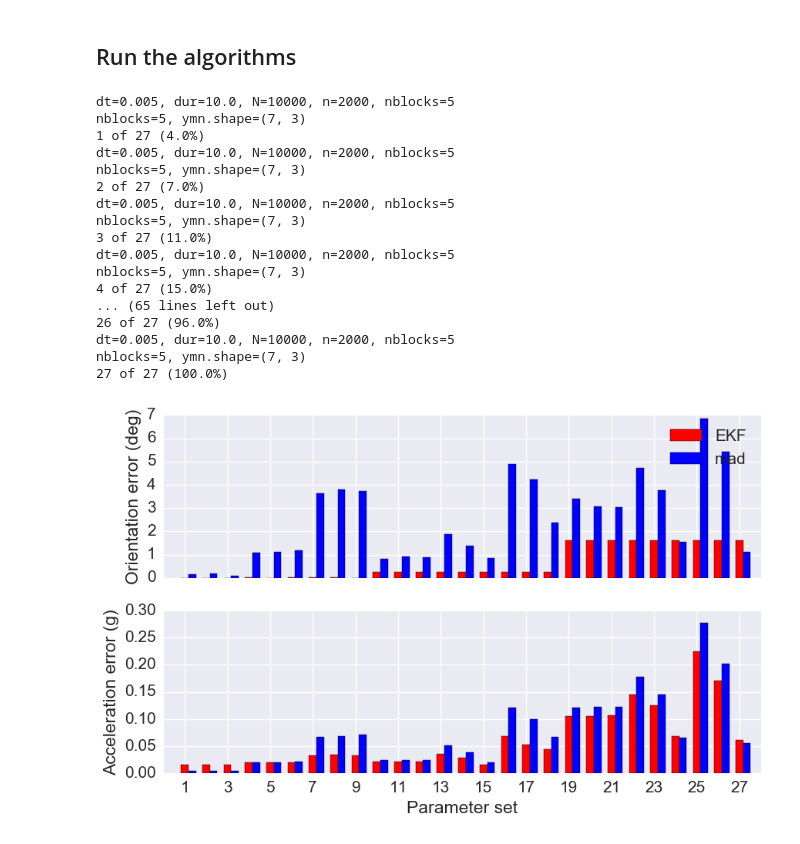
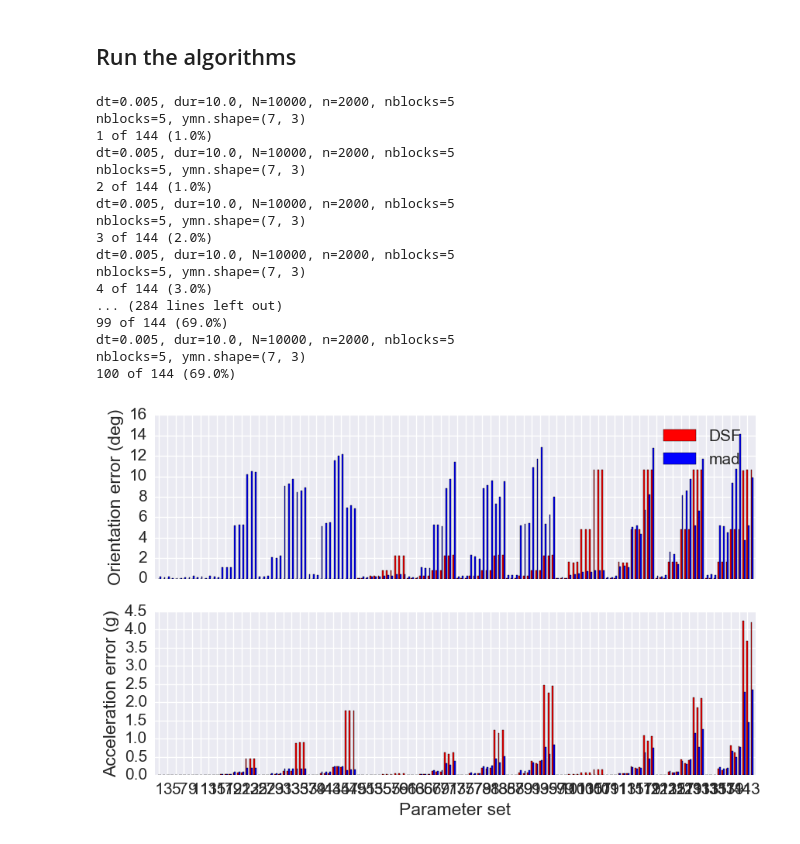
Before and after one commit to DaveBuckingham/fish, a Jupyter notebook: algorithms/compare_imu_algorithms.ipynb, the cells around one changed output. Saved outputs shown, nothing was run; the diff lists cells and outputs as text; code cells hidden in the pictures.

```diff
--- a/algorithms/compare_imu_algorithms.ipynb
+++ b/algorithms/compare_imu_algorithms.ipynb
@@ -25,17 +26,22 @@ from test_imu_algorithms import IMU_test_data
 Set up test data from 0 to 50 seconds at 200Hz
 # %%
 pitchvals = [0, 5, 15]        # degrees of pitch
-accelvals = [0, 0.05, 0.15]   # meters of forward-back motion
-frequencies = [1,]     # Hz
+accelvals = [0, 0.05, 0.1, 0.2]     # gs of forward-backward acceleration
+frequencies = [0.1, 1, 2, 4]     # Hz
 phaseoff = [0, 0.2, 0.5]      # fractional phase offset between pitch and acceleration
 chip_orient = [(-85, 82, 0)]       # initial roll, pitch, yaw of chip
+
+nvals = [len(pitchvals), len(ampvals), len(frequencies), len(phaseoff), len(chip_orient)]
 # %% [markdown]
 All combinations of the parameters, but same noise settings
 # %%
 imus = []
 params = []
+ampvals = []
 for p, a, f, d, o in itertools.product(pitchvals, accelvals, frequencies, phaseoff, chip_orient):
-    print "pitch {}, accel {}, freq {}, delta {}, orient {}".format(p,a,f,d,o)
+    # print "pitch {}, accel {}, freq {}, delta {}, orient {}".format(p,a,f,d,o)
+    amp = 9.81 * a / (2*np.pi*f)**2
+
     imu1 = IMU_test_data((0, 50, 1.0/200))
     R0 = imu1._eul2rotm(o)
     imu1.set_initial_orientation(R0)
@@ -49,8 +55,9 @@ for p, a, f, d, o in itertools.product(pitchvals, accelvals, frequencies, phaseo
     imu1.generate_arm_data(alpham=np.deg2rad(p), # pitch angle
                       Am=a, # back and forth amplitude
                       f=f, # oscillation frequency
-                      l=0.4,    # arm length
+                      l=0,    # arm length
                       delta=d) # phase lag between angle and forward back motion
 
     imus.append(imu1)
     params.append((p,a,f,d,o))
+    ampvals.append(amp)
@@ -94,7 +83,7 @@ for i, imu1 in enumerate(imus):
     imu1.get_inertial_coords(duration=30.0)
     imu1.get_world_coordinates(duration=30.0)
 
-    imu1.get_orientation(method='ekf', Ca=(1.0, 1.0, 1.0))
+    imu1.get_orientation(method='dsf', Ca=(0.0, 0.0, 0.0))
     orient1 = copy(imu1.orient_world)
     accdyn1 = copy(imu1.accdyn_world)
 
@@ -116,21 +105,21 @@ for i, imu1 in enumerate(imus):
 # %% [output]
 dt=0.005, dur=10.0, N=10000, n=2000, nblocks=5
 nblocks=5, ymn.shape=(7, 3)
-1 of 27 (4.0%)
+1 of 144 (1.0%)
 dt=0.005, dur=10.0, N=10000, n=2000, nblocks=5
 nblocks=5, ymn.shape=(7, 3)
-2 of 27 (7.0%)
+2 of 144 (1.0%)
 dt=0.005, dur=10.0, N=10000, n=2000, nblocks=5
 nblocks=5, ymn.shape=(7, 3)
-3 of 27 (11.0%)
+3 of 144 (2.0%)
 dt=0.005, dur=10.0, N=10000, n=2000, nblocks=5
 nblocks=5, ymn.shape=(7, 3)
-4 of 27 (15.0%)
-... (65 lines left out)
-26 of 27 (96.0%)
+4 of 144 (3.0%)
+... (284 lines left out)
+99 of 144 (69.0%)
 dt=0.005, dur=10.0, N=10000, n=2000, nblocks=5
 nblocks=5, ymn.shape=(7, 3)
-27 of 27 (100.0%)
+100 of 144 (69.0%)
 # %%
 orient_err = np.array(orient_err)
 acc_err = np.array(acc_err)
@@ -140,22 +129,22 @@ total_acc_err = np.sum(acc_err, axis=2)
 # %%
 fig, ax = plt.subplots(2,1, sharex=True)
 
 width = 0.35
 
 ind = np.arange(len(imus))+1
-ax[0].bar(ind-width/2, np.rad2deg(total_orient_err[:,0]), width=width, color='r', label='EKF')
+ax[0].bar(ind-width/2, np.rad2deg(total_orient_err[:,0]), width=width, color='r', label='DSF')
 ax[0].bar(ind+width/2, np.rad2deg(total_orient_err[:,1]), width=width, color='b', label='mad')
 ax[0].set_ylabel('Orientation error (deg)')
 ax[0].legend()
 
-ax[1].bar(ind-width/2, total_acc_err[:,0], width=width, color='r', label='EKF')
+ax[1].bar(ind-width/2, total_acc_err[:,0], width=width, color='r', label='DSF')
 ax[1].bar(ind+width/2, total_acc_err[:,1], width=width, color='b', label='mad')
 ax[1].set_ylabel('Acceleration error (g)')
 
 ax[1].set_xlabel('Parameter set')
 ax[1].set_xticks(ind[::2])
 ax[1].set_xlim([0, len(imus)+1])
 
 plt.show()
 # %% [output]
-[figure, old version]
+[figure, new version]
```
Also changed, not shown: parts of 6 cells of this notebook, 1 other file.
